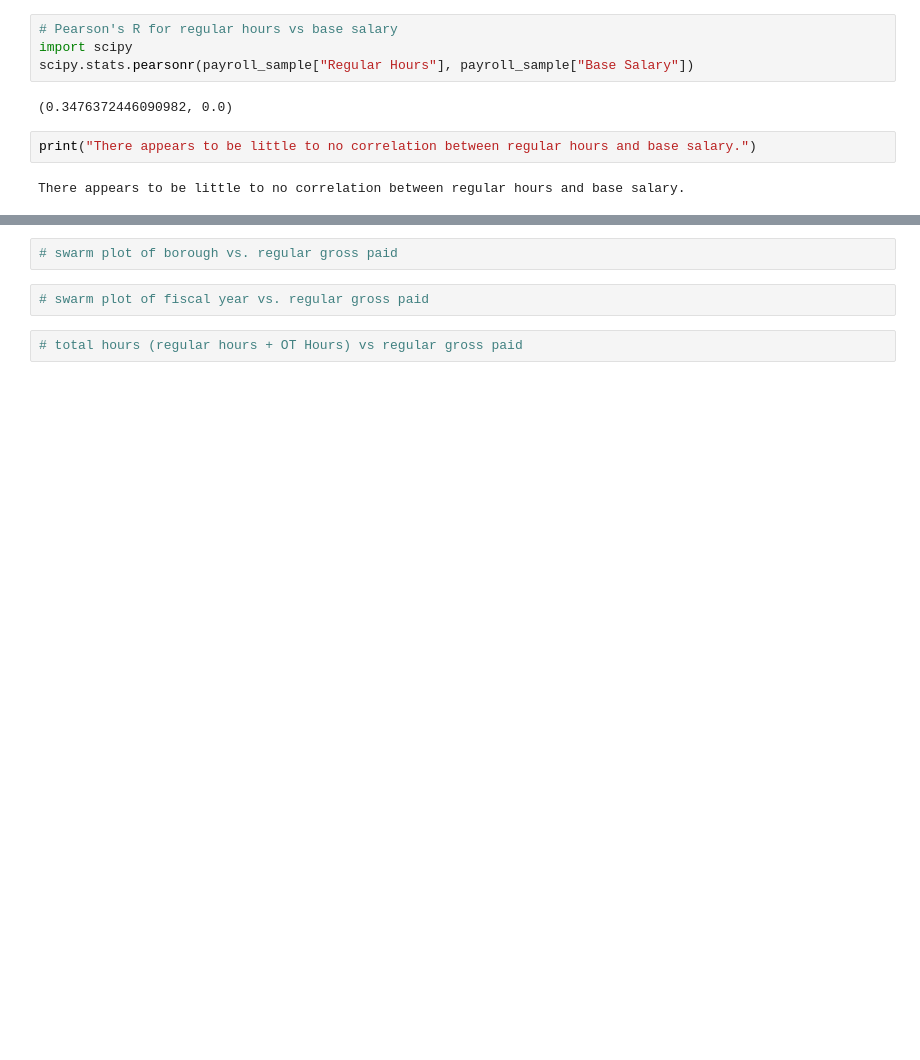
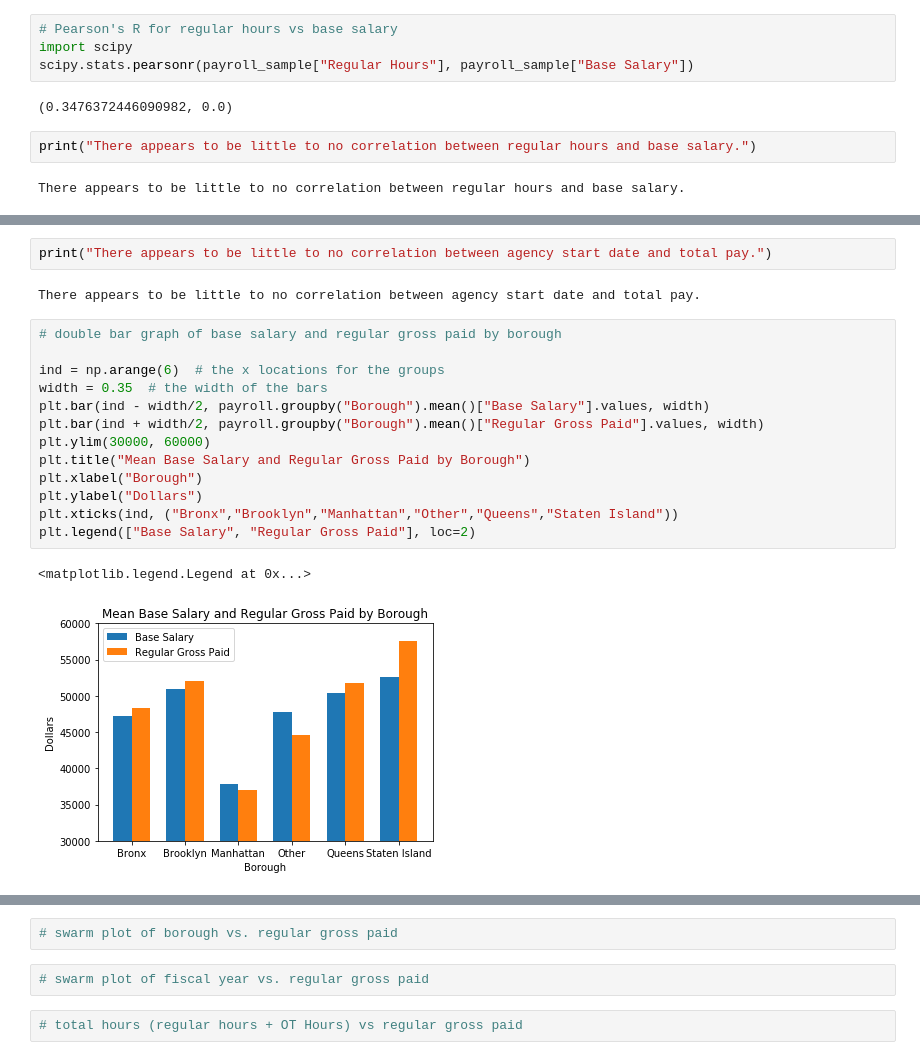
Before and after one commit to esm2000/nyc_payroll, a Jupyter notebook: citywide_payroll.ipynb, the cells around one changed output, grey strips where cells are left out. Cells and saved outputs as stored; diff of their text form; blank space fills up the shorter version.

```diff
--- a/citywide_payroll.ipynb
+++ b/citywide_payroll.ipynb
@@ -815,0 +829,20 @@ There appears to be little to no correlation between regular hours and base sala
+# %%
+print("There appears to be little to no correlation between agency start date and total pay.")
+# %% [output]
+There appears to be little to no correlation between agency start date and total pay.
+# %%
+# double bar graph of base salary and regular gross paid by borough
+
+ind = np.arange(6)  # the x locations for the groups
+width = 0.35  # the width of the bars
+plt.bar(ind - width/2, payroll.groupby("Borough").mean()["Base Salary"].values, width)
+plt.bar(ind + width/2, payroll.groupby("Borough").mean()["Regular Gross Paid"].values, width)
+plt.ylim(30000, 60000)
+plt.title("Mean Base Salary and Regular Gross Paid by Borough")
+plt.xlabel("Borough")
+plt.ylabel("Dollars")
+plt.xticks(ind, ("Bronx","Brooklyn","Manhattan","Other","Queens","Staten Island"))
+plt.legend(["Base Salary", "Regular Gross Paid"], loc=2)
+# %% [output]
+<matplotlib.legend.Legend at 0x...>
+[figure, added]
```
Also changed, not shown: parts of 6 cells of this notebook.
